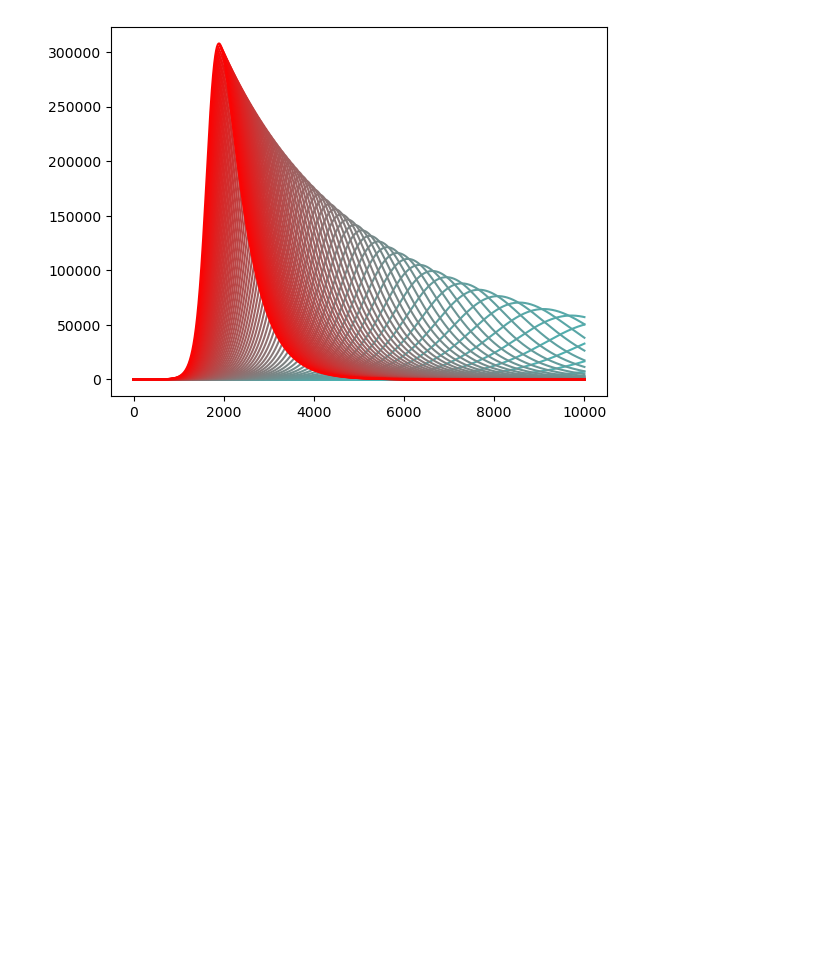
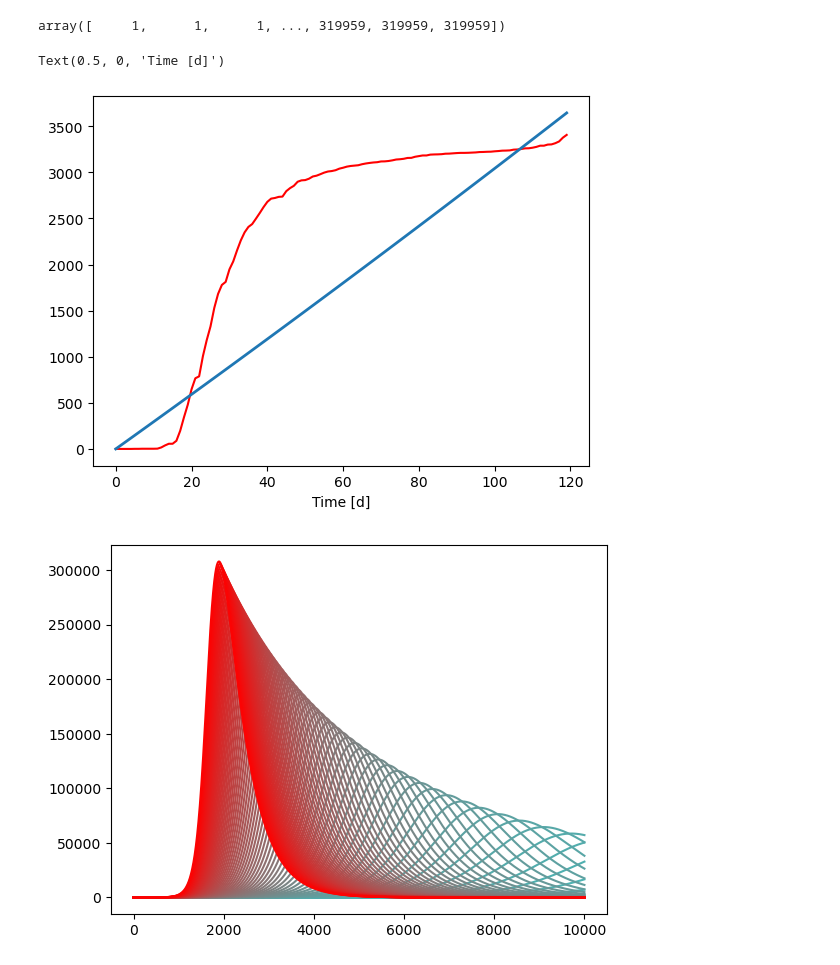
Before and after one commit to ItyTell/course_work, a Jupyter notebook: code/sir_parameters.ipynb, the cells around one changed output. Drawn from its saved outputs; the diff is of its cells as text; code cells hidden in the pictures; blank space fills up the shorter version.

```diff
--- a/code/sir_parameters.ipynb
+++ b/code/sir_parameters.ipynb
@@ -7,12 +7,13 @@ from datetime import datetime
 
 from matplotlib.widgets import Slider, Button
 # %%
-T = 100
+T = 70
 dt = 0.01
 N = 647601
+T1 = 50
 # %%
-beta = 0
-gama = 0.2
+beta = 29.38
+gama = 29.31
 # %%
 def f1(s, i, r, beta, gama):
     return -beta * s * i / N
@@ -27,16 +28,40 @@ def g(beta, gama):
     S = np.zeros(int(T / dt) +1)
     I = np.zeros(int(T / dt) + 1)
     R = np.zeros(int(T / dt) + 1)
+    res = np.zeros(int(T / dt) + 1)
 
     S[0] = N -1
     I[0] = 1
+    res[0] = 1
     t = 0
     for i in range(int(T / dt)):
         t += dt
         S[i + 1] = S[i] + f1(S[i], I[i], R[i], beta, gama) * dt
         I[i + 1] = I[i] + f2(S[i], I[i], R[i], beta, gama) * dt
         R[i + 1] = R[i] + f3(S[i], I[i], R[i], beta, gama) * dt
-    return I
+        res[i + 1] = res[i] + beta * S[i] * I[i] / N
+
+    return res
+# %%
+file = open("C:\\Users\\nickk\\course_work\\data.txt")
+data = file.readline().split()
+for i in range(len(data)):
+    data[i] = int(data[i])
+file.close()
+data = np.array(data)
+data
+# %% [output]
+array([     1,      1,      1, ..., 319959, 319959, 319959])
+# %%
+t = np.array([i for i in range(T + T1)])
+fig, ax = plt.subplots()
+ax.plot(t, data[:T + T1], color='r')
+line, = ax.plot(t, g(beta, gama)[: T + T1], lw=2)
+ax.set_xlabel('Time [d]')
+#plt.ylim(0, N )
+# %% [output]
+Text(0.5, 0, 'Time [d]')
+[figure, added]
 # %%
 def try_param(beta, gama):
 
```
Also changed, not shown: 6 other files.
